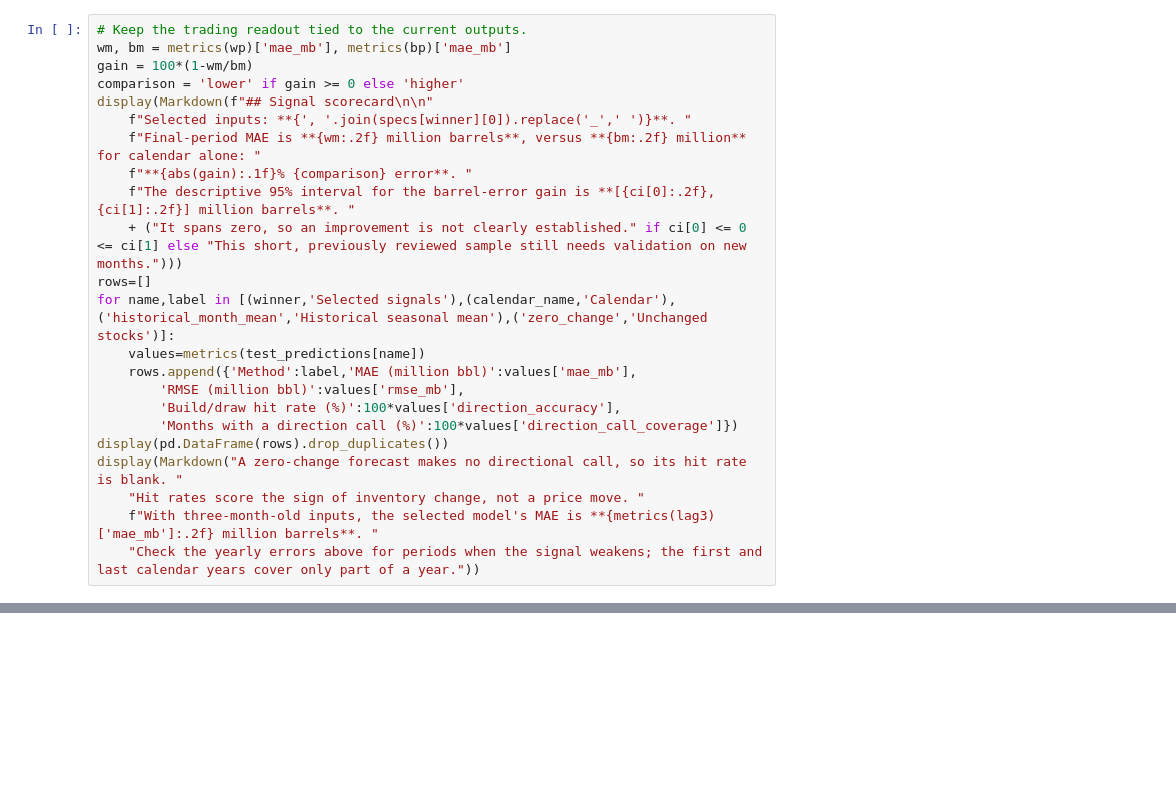
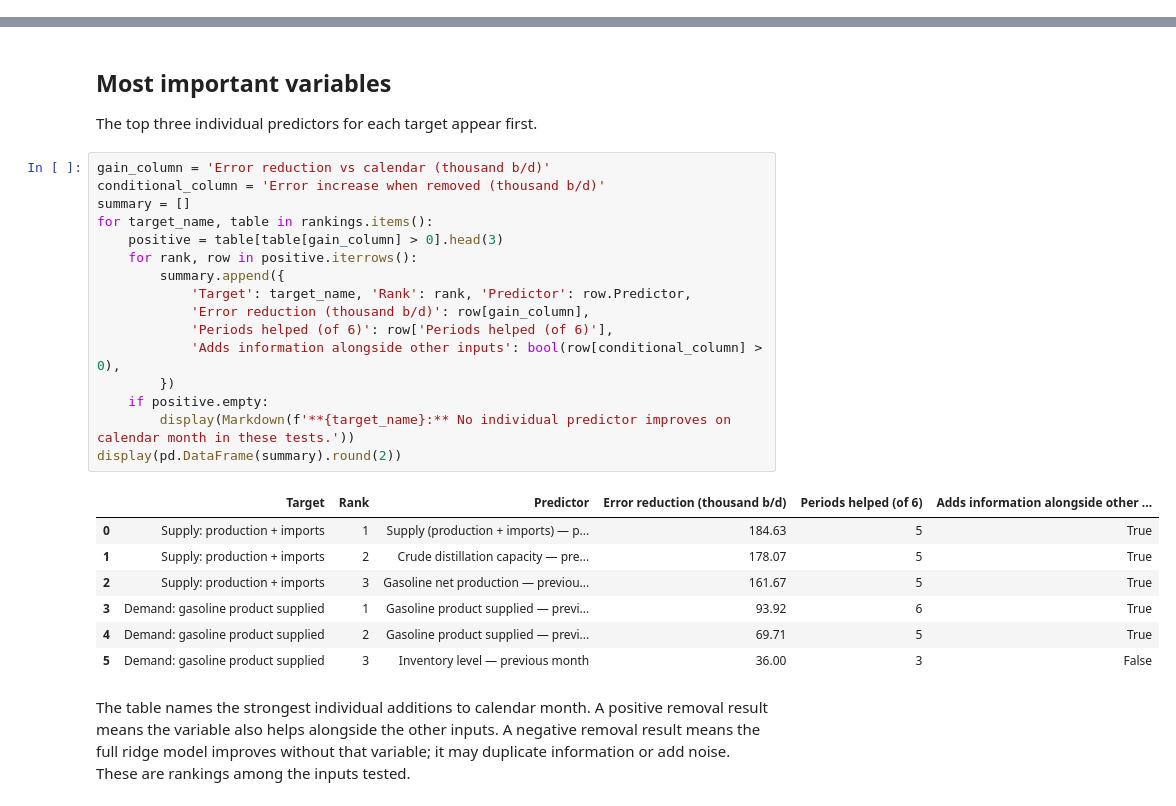
Before and after one commit to calvinchou711/US_SND_GASOLINE, a Jupyter notebook: predictors_gasoline.ipynb, the cells around one changed output, grey strips where cells are left out. Cells and saved outputs as stored; diff of their text form; blank space fills up the shorter version.

Commit message:
Update gasoline predictor analysis

```diff
--- a/predictors_gasoline.ipynb
+++ b/predictors_gasoline.ipynb
@@ -379,23 +48,0 @@ Holdout MAE gain over calendar: -0.165 million barrels; descriptive 95% block-bo
-# %%
-# Keep the trading readout tied to the current outputs.
-wm, bm = metrics(wp)['mae_mb'], metrics(bp)['mae_mb']
-gain = 100*(1-wm/bm)
-comparison = 'lower' if gain >= 0 else 'higher'
-display(Markdown(f"## Signal scorecard\n\n"
-    f"Selected inputs: **{', '.join(specs[winner][0]).replace('_',' ')}**. "
-    f"Final-period MAE is **{wm:.2f} million barrels**, versus **{bm:.2f} million** for calendar alone: "
-    f"**{abs(gain):.1f}% {comparison} error**. "
-    f"The descriptive 95% interval for the barrel-error gain is **[{ci[0]:.2f}, {ci[1]:.2f}] million barrels**. "
-    + ("It spans zero, so an improvement is not clearly established." if ci[0] <= 0 <= ci[1] else "This short, previously reviewed sample still needs validation on new months.")))
-rows=[]
-for name,label in [(winner,'Selected signals'),(calendar_name,'Calendar'),('historical_month_mean','Historical seasonal mean'),('zero_change','Unchanged stocks')]:
-    values=metrics(test_predictions[name])
-    rows.append({'Method':label,'MAE (million bbl)':values['mae_mb'],
-        'RMSE (million bbl)':values['rmse_mb'],
-        'Build/draw hit rate (%)':100*values['direction_accuracy'],
-        'Months with a direction call (%)':100*values['direction_call_coverage']})
-display(pd.DataFrame(rows).drop_duplicates())
-display(Markdown("A zero-change forecast makes no directional call, so its hit rate is blank. "
-    "Hit rates score the sign of inventory change, not a price move. "
-    f"With three-month-old inputs, the selected model's MAE is **{metrics(lag3)['mae_mb']:.2f} million barrels**. "
-    "Check the yearly errors above for periods when the signal weakens; the first and last calendar years cover only part of a year."))
@@ -419,0 +173,29 @@ To rerun, keep both product folders under `oil/` with their data and loader modu
+# %% [markdown]
+## Most important variables
+
+The top three individual predictors for each target appear first.
+# %%
+gain_column = 'Error reduction vs calendar (thousand b/d)'
+conditional_column = 'Error increase when removed (thousand b/d)'
+summary = []
+for target_name, table in rankings.items():
+    positive = table[table[gain_column] > 0].head(3)
+    for rank, row in positive.iterrows():
+        summary.append({
+            'Target': target_name, 'Rank': rank, 'Predictor': row.Predictor,
+            'Error reduction (thousand b/d)': row[gain_column],
+            'Periods helped (of 6)': row['Periods helped (of 6)'],
+            'Adds information alongside other inputs': bool(row[conditional_column] > 0),
+        })
+    if positive.empty:
+        display(Markdown(f'**{target_name}:** No individual predictor improves on calendar month in these tests.'))
+display(pd.DataFrame(summary).round(2))
+# %% [output]
+|  | Target | Rank | Predictor | Error reduction (thousand b/d) | Periods helped (of 6) | Adds information alongside other ... |
+| 0 | Supply: production + imports | 1 | Supply (production + imports) — p... | 184.63 | 5 | True |
+| 1 | Supply: production + imports | 2 | Crude distillation capacity — pre... | 178.07 | 5 | True |
+| 2 | Supply: production + imports | 3 | Gasoline net production — previou... | 161.67 | 5 | True |
+| 3 | Demand: gasoline product supplied | 1 | Gasoline product supplied — previ... | 93.92 | 6 | True |
+| 4 | Demand: gasoline product supplied | 2 | Gasoline product supplied — previ... | 69.71 | 5 | True |
+| 5 | Demand: gasoline product supplied | 3 | Inventory level — previous month | 36.00 | 3 | False |
+The table names the strongest individual additions to calendar month. A positive removal result means the variable also helps alongside the other inputs. A negative removal result means the full ridge model improves without that variable; it may duplicate information or add noise. These are rankings among the inputs tested.
```
Also changed, not shown: parts of 29 cells of this notebook.
